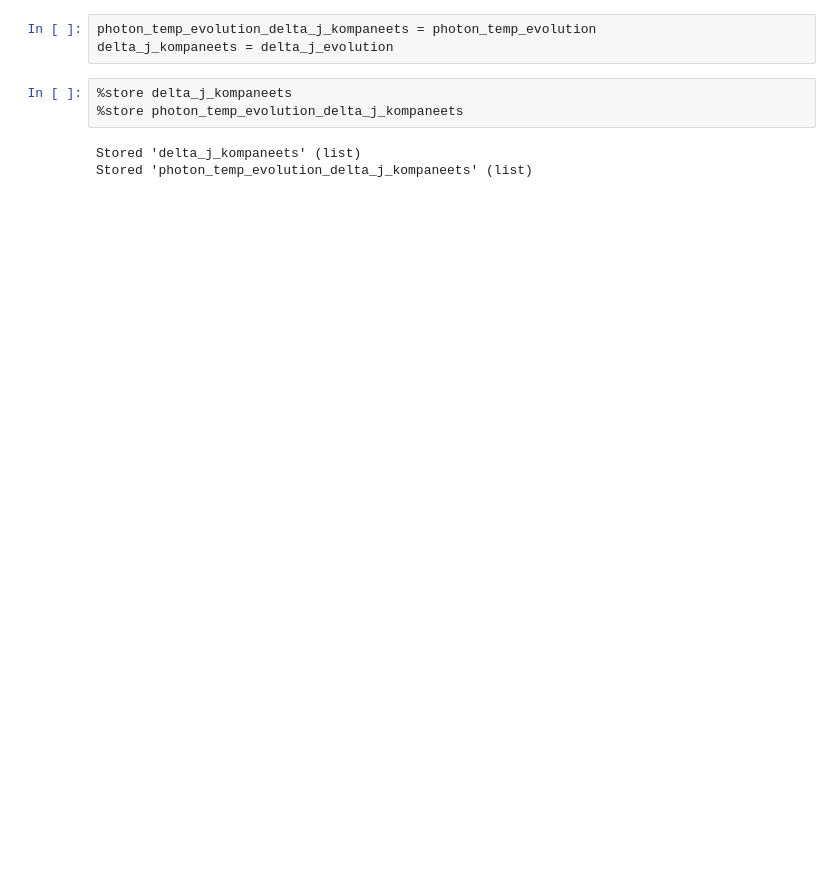
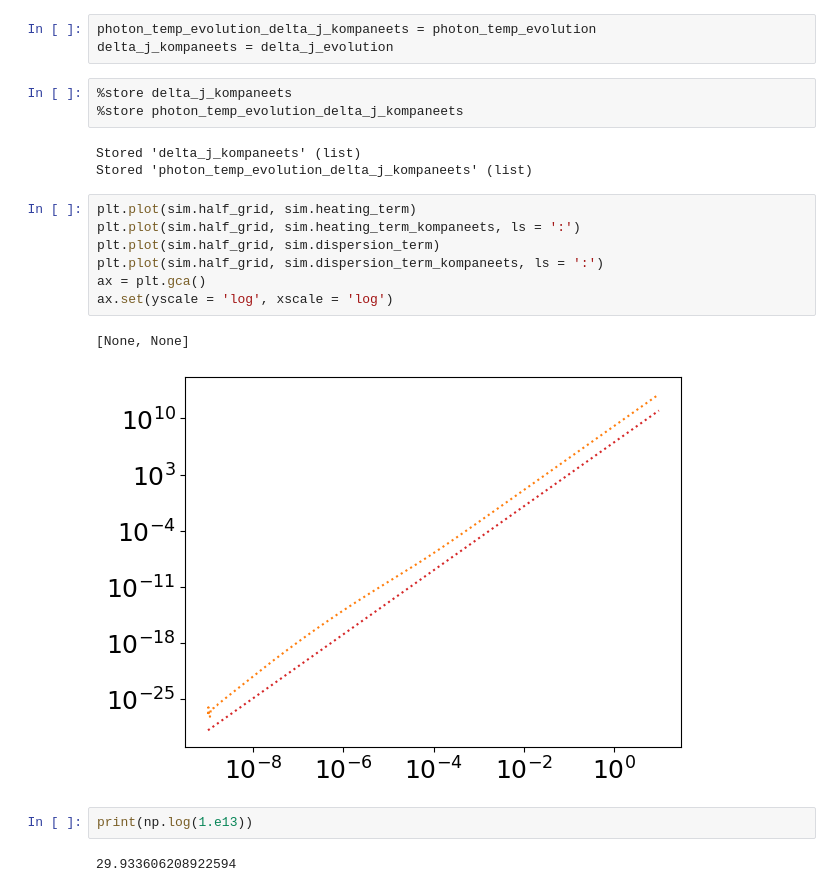
Before and after one commit to arudol/thecos, a Jupyter notebook: examples_and_tests/test_code_upscattering_onlycompton.ipynb, the cells around one changed output. Cells and saved outputs as stored; diff of their text form; blank space fills up the shorter version.

```diff
--- a/examples_and_tests/test_code_upscattering_onlycompton.ipynb
+++ b/examples_and_tests/test_code_upscattering_onlycompton.ipynb
@@ -290,3 +303,17 @@ delta_j_kompaneets = delta_j_evolution
 # %% [output]
 Stored 'delta_j_kompaneets' (list)
 Stored 'photon_temp_evolution_delta_j_kompaneets' (list)
+# %%
+plt.plot(sim.half_grid, sim.heating_term)
+plt.plot(sim.half_grid, sim.heating_term_kompaneets, ls = ':')
+plt.plot(sim.half_grid, sim.dispersion_term)
+plt.plot(sim.half_grid, sim.dispersion_term_kompaneets, ls = ':')
+ax = plt.gca()
+ax.set(yscale = 'log', xscale = 'log')
+# %% [output]
+[None, None]
+[figure, added]
+# %%
+print(np.log(1.e13))
+# %% [output]
+29.933606208922594
```
Also changed, not shown: parts of 13 cells of this notebook, 5 other files.
